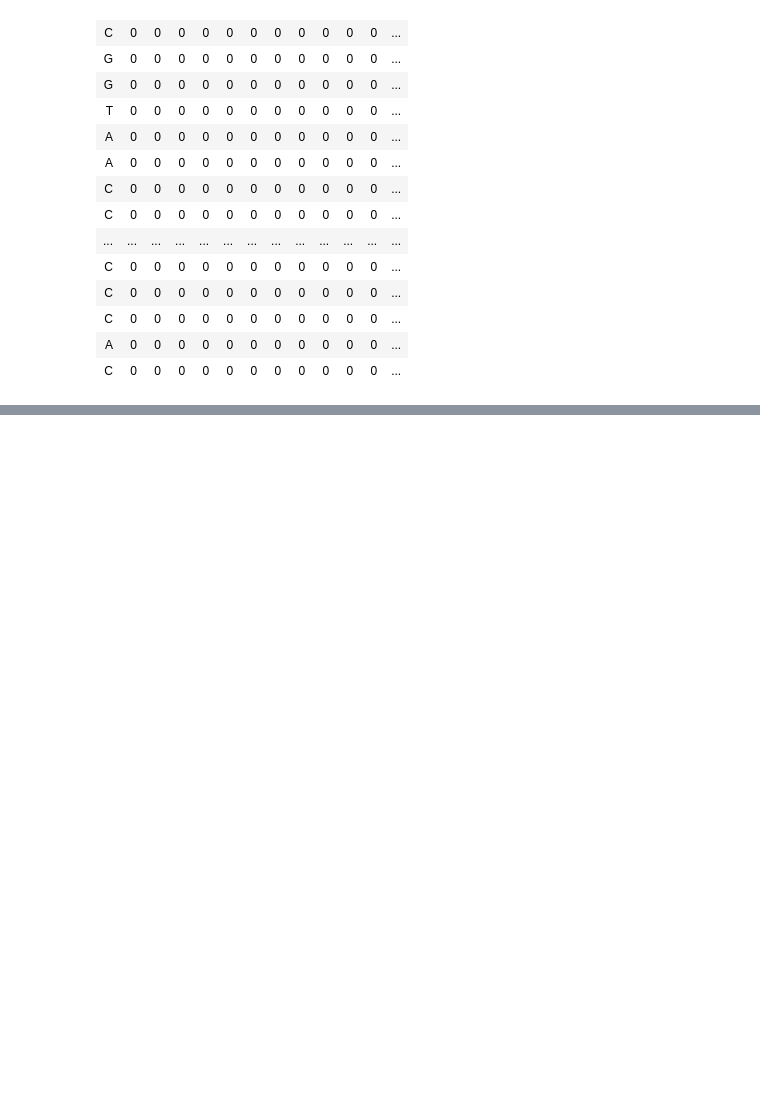
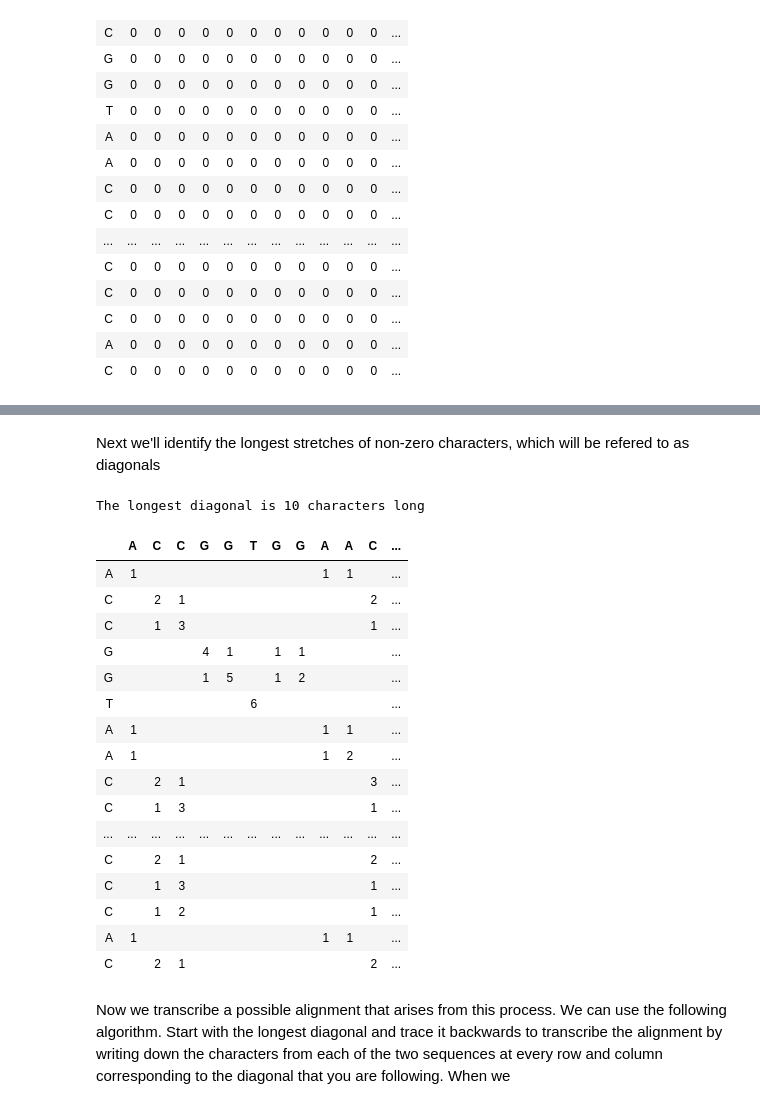
Before and after one commit to reylui/BioinformaticsCode, a Jupyter notebook: PythonProblems1.ipynb, the cells around one changed output, grey strips where cells are left out. Cells and saved outputs as stored; diff of their text form; code cells hidden in the pictures; blank space fills up the shorter version.

```diff
--- a/PythonProblems1.ipynb
+++ b/PythonProblems1.ipynb
@@ -159,0 +213,35 @@ HTML(show_F.show_F(seq1, seq2, data))
+# %% [markdown]
+Next we'll identify the longest stretches of non-zero characters, which will be refered to as diagonals
+# %%
+# creating a copy of our data matrix to work with, so we leave the original untouched
+summed_data = data.copy()
+# iterate over the cells in our data matrix, starting in the second row and the second column
+for i in range(1, summed_data.shape[0]):
+    for j in range(1, summed_data.shape[1]):
+        if summed_data[i,j] > 0:
+            summed_data[i, j] += summed_data[i - 1][j - 1]
+print("The longest diagonal is %d characters long" % summed_data.max())
+HTML(show_F.show_F(seq1,seq2, summed_data, hide_zeros= True))
+# %% [output]
+The longest diagonal is 10 characters long
+|  | A | C | C | G | G | T | G | G | A | A | C | ... |
+| A | 1 |  |  |  |  |  |  |  | 1 | 1 |  | ... |
+| C |  | 2 | 1 |  |  |  |  |  |  |  | 2 | ... |
+| C |  | 1 | 3 |  |  |  |  |  |  |  | 1 | ... |
+| G |  |  |  | 4 | 1 |  | 1 | 1 |  |  |  | ... |
+| G |  |  |  | 1 | 5 |  | 1 | 2 |  |  |  | ... |
+| T |  |  |  |  |  | 6 |  |  |  |  |  | ... |
+| A | 1 |  |  |  |  |  |  |  | 1 | 1 |  | ... |
+| A | 1 |  |  |  |  |  |  |  | 1 | 2 |  | ... |
+| C |  | 2 | 1 |  |  |  |  |  |  |  | 3 | ... |
+| C |  | 1 | 3 |  |  |  |  |  |  |  | 1 | ... |
+| ... | ... | ... | ... | ... | ... | ... | ... | ... | ... | ... | ... | ... |
+| C |  | 2 | 1 |  |  |  |  |  |  |  | 2 | ... |
+| C |  | 1 | 3 |  |  |  |  |  |  |  | 1 | ... |
+| C |  | 1 | 2 |  |  |  |  |  |  |  | 1 | ... |
+| A | 1 |  |  |  |  |  |  |  | 1 | 1 |  | ... |
+| C |  | 2 | 1 |  |  |  |  |  |  |  | 2 | ... |
+# %% [markdown]
+Now we transcribe a possible alignment that arises from this process. We can use the following algorithm.
+Start with the longest diagonal and trace it backwards to transcribe the alignment by writing down the characters from each of the two sequences at every row and column corresponding to the diagonal that you are following.
+When we
```
Also changed, not shown: parts of 2 cells of this notebook.
